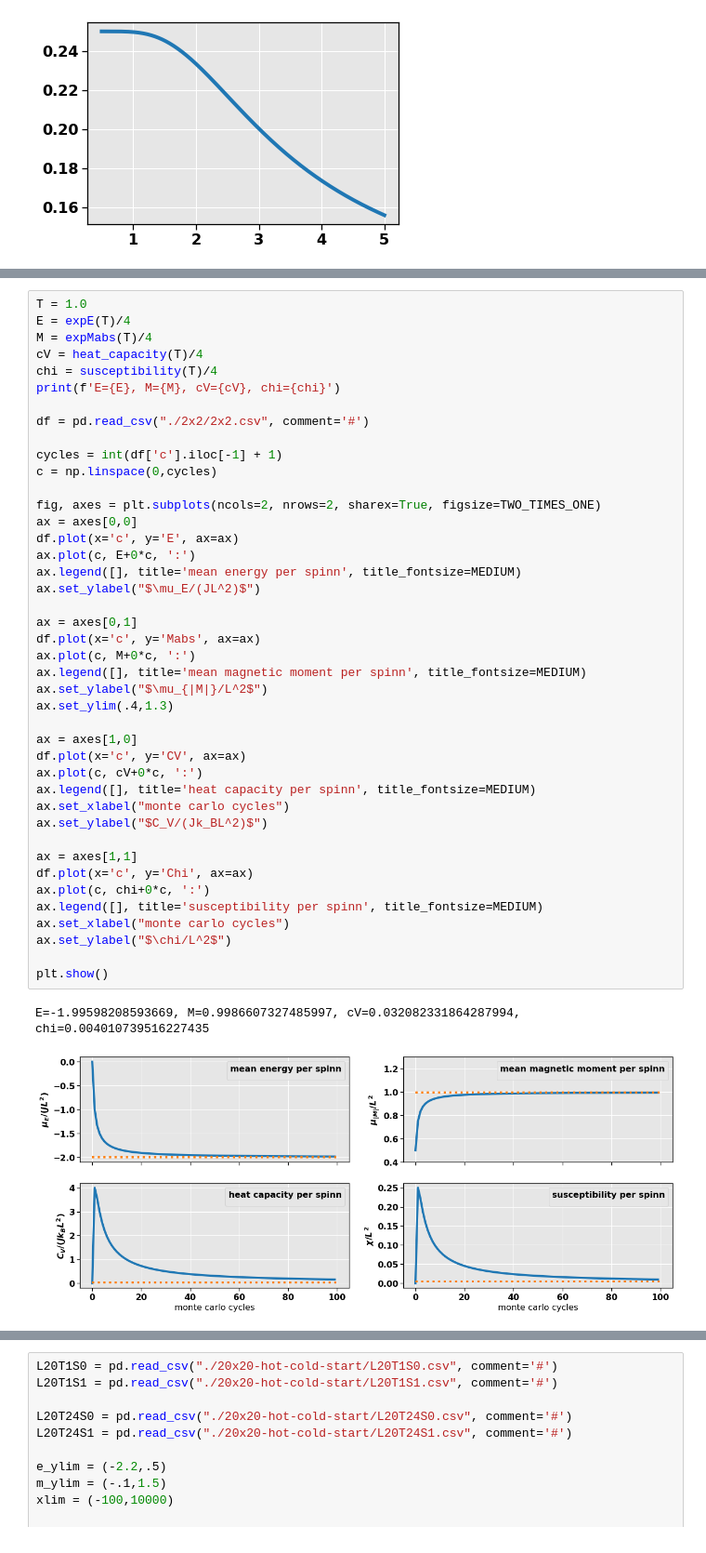
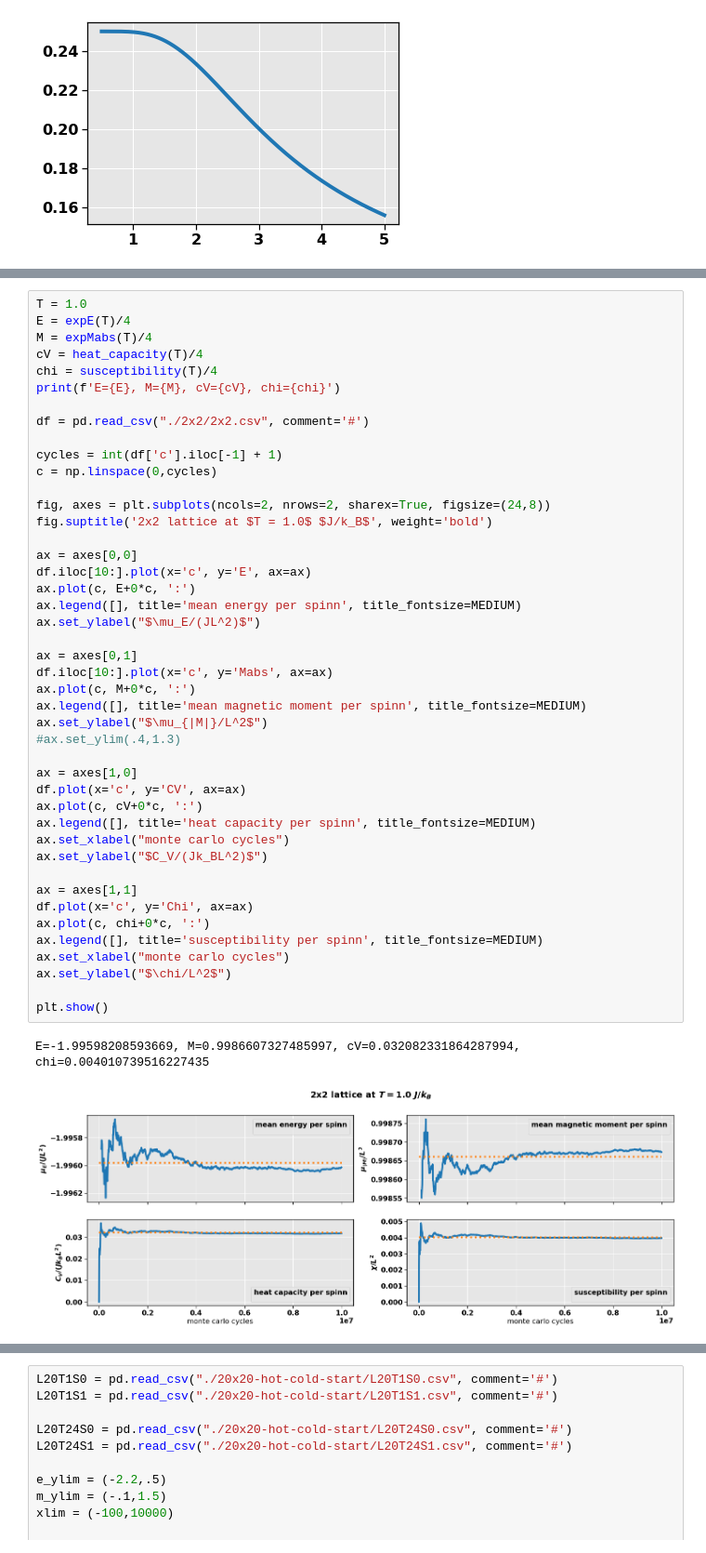
Before and after one commit to fonstelien/FYS4150, a Jupyter notebook: project4/results/project4.ipynb, the cells around one changed output, grey strips where cells are left out. Shown at 93% size. Cells and saved outputs as stored; diff of their text form.

```diff
--- a/project4/results/project4.ipynb
+++ b/project4/results/project4.ipynb
@@ -77,35 +141,37 @@ df = pd.read_csv("./2x2/2x2.csv", comment='#')
 cycles = int(df['c'].iloc[-1] + 1)
 c = np.linspace(0,cycles)
 
-fig, axes = plt.subplots(ncols=2, nrows=2, sharex=True, figsize=TWO_TIMES_ONE)
+fig, axes = plt.subplots(ncols=2, nrows=2, sharex=True, figsize=(24,8))
+fig.suptitle('2x2 lattice at $T = 1.0$ $J/k_B$', weight='bold')
+
 ax = axes[0,0]
-df.plot(x='c', y='E', ax=ax)
+df.iloc[10:].plot(x='c', y='E', ax=ax)
 ax.plot(c, E+0*c, ':')
 ax.legend([], title='mean energy per spinn', title_fontsize=MEDIUM)
 ax.set_ylabel("$\mu_E/(JL^2)$")
 
 ax = axes[0,1]
-df.plot(x='c', y='Mabs', ax=ax)
+df.iloc[10:].plot(x='c', y='Mabs', ax=ax)
 ax.plot(c, M+0*c, ':')
 ax.legend([], title='mean magnetic moment per spinn', title_fontsize=MEDIUM)
 ax.set_ylabel("$\mu_{|M|}/L^2$")
-ax.set_ylim(.4,1.3)
+#ax.set_ylim(.4,1.3)
 
 ax = axes[1,0]
 df.plot(x='c', y='CV', ax=ax)
 ax.plot(c, cV+0*c, ':')
 ax.legend([], title='heat capacity per spinn', title_fontsize=MEDIUM)
 ax.set_xlabel("monte carlo cycles")
 ax.set_ylabel("$C_V/(Jk_BL^2)$")
 
 ax = axes[1,1]
 df.plot(x='c', y='Chi', ax=ax)
 ax.plot(c, chi+0*c, ':')
 ax.legend([], title='susceptibility per spinn', title_fontsize=MEDIUM)
 ax.set_xlabel("monte carlo cycles")
 ax.set_ylabel("$\chi/L^2$")
 
 plt.show()
 # %% [output]
 E=-1.99598208593669, M=0.9986607327485997, cV=0.032082331864287994, chi=0.004010739516227435
-[figure, old version]
+[figure, new version]
```
Also changed, not shown: parts of 6 cells of this notebook, 1 other file.
